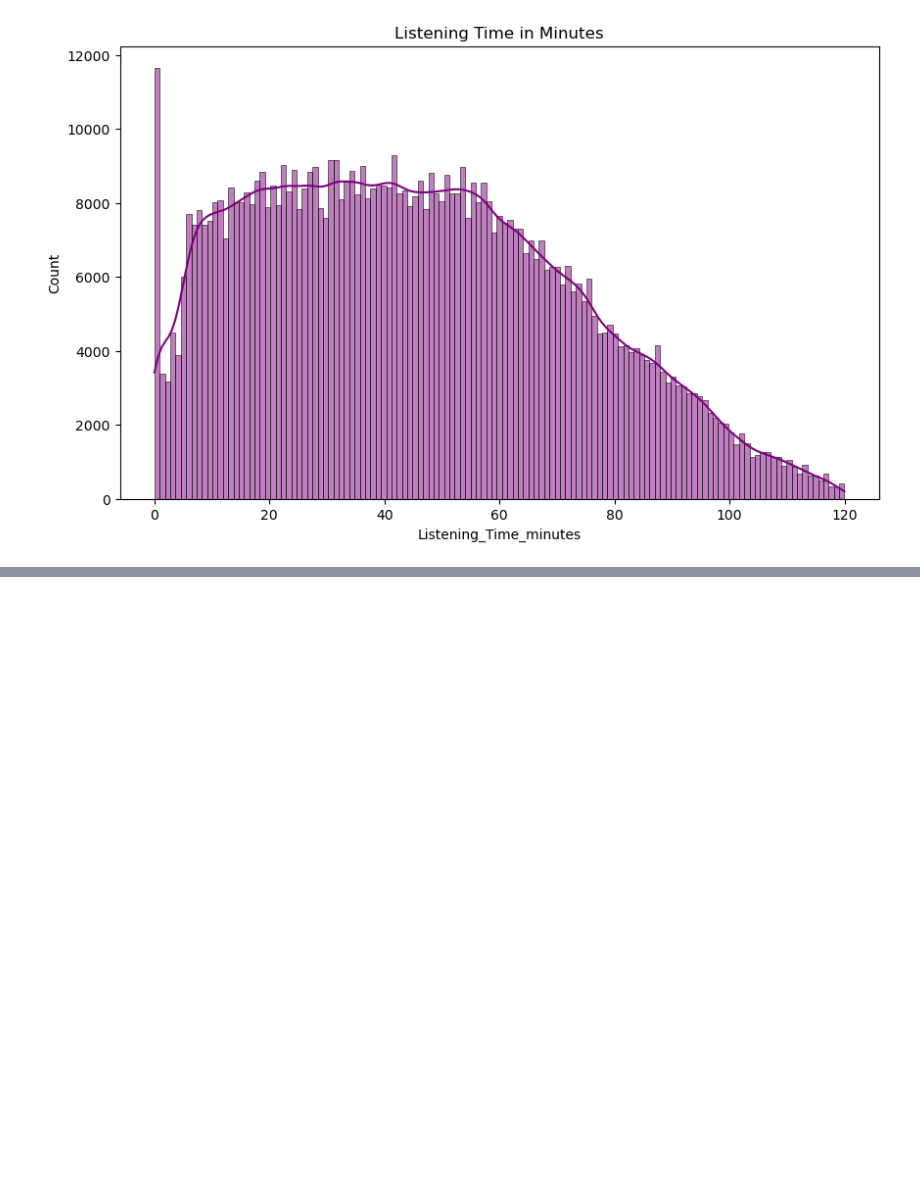
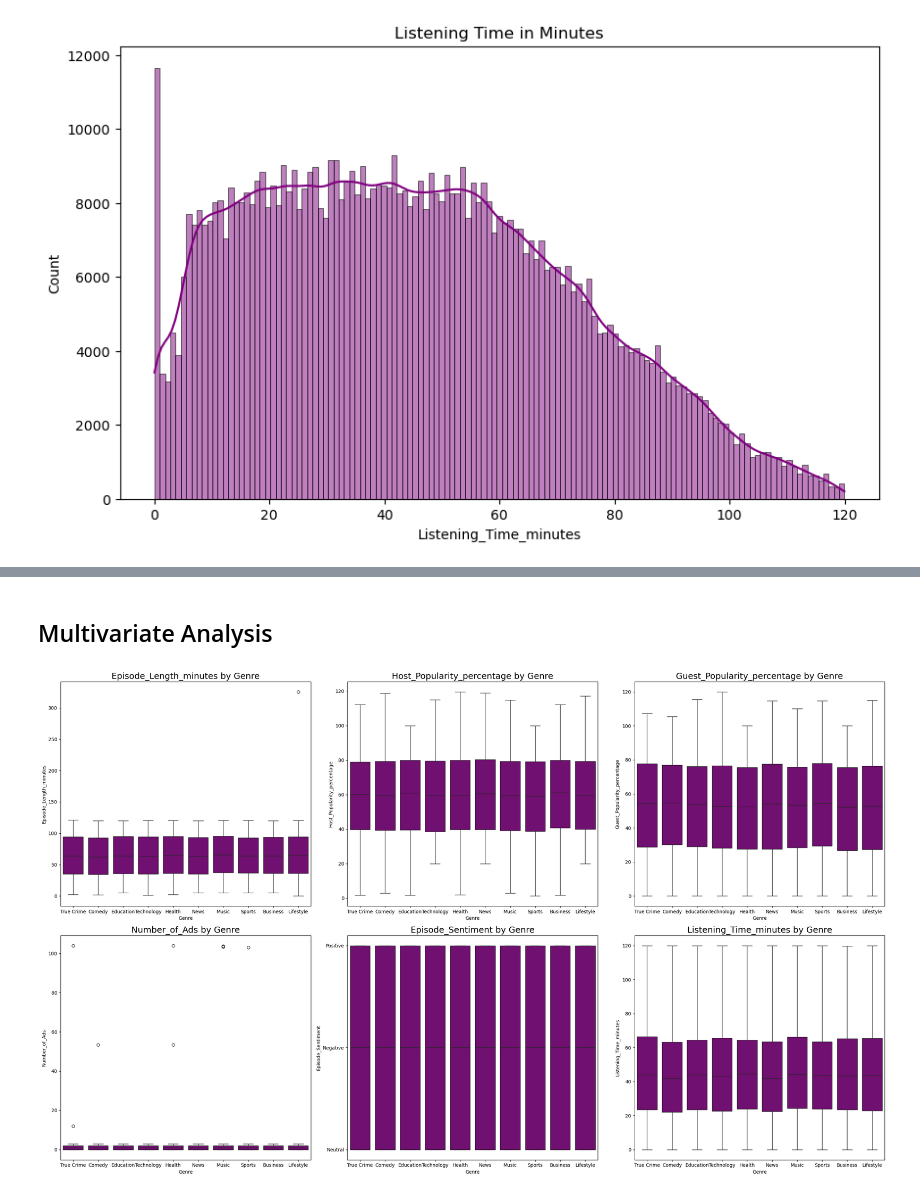
Before and after one commit to MaimunaBawa/Predict-Podcast-Listening-Time, a Jupyter notebook: Code/EDA-1.ipynb, the cells around one changed output, grey strips where cells are left out. Cells and saved outputs as stored; diff of their text form; code cells hidden in the pictures; blank space fills up the shorter version.

```diff
--- a/Code/EDA-1.ipynb
+++ b/Code/EDA-1.ipynb
@@ -118,3 +118,16 @@ dtype: int64
 df.duplicated().sum()
 # %% [output]
 0
+# %%
+# Copy original DataFrame
+df_imputed = df.copy()
+
+# Select only numeric columns
+numeric_cols = df.select_dtypes(include='number').columns
+
+# Fill NaNs in numeric columns using group mean for each Podcast_Name
+for col in numeric_cols:
+    df_imputed[col] = df.groupby("Podcast_Name")[col].transform(lambda x: x.fillna(x.mean()))
+
+ #Step 2: Global mean imputation for any leftovers
+df_imputed[numeric_cols] = df_imputed[numeric_cols].fillna(df[numeric_cols].mean())
@@ -202,0 +307,26 @@ plt.show()
+# %% [markdown]
+## Multivariate Analysis
+# %%
+#Explore various feature vs “Genre” using lineplot
+numeric_features = [
+    "Episode_Length_minutes", "Host_Popularity_percentage",
+    "Guest_Popularity_percentage", "Number_of_Ads",
+    "Episode_Sentiment", "Listening_Time_minutes"
+]
+
+fig, axes = plt.subplots(2, 3, figsize=(25, 15))  # 6 plots for 6 features
+
+for idx, feature in enumerate(numeric_features):
+    row = idx // 3
+    col = idx % 3
+    ax = axes[row, col]
+
+    sns.boxplot(data=df, x="Genre", y=feature, ax=ax,color="purple")
+    ax.set_title(f"{feature} by Genre", fontsize=18)
+    ax.set_xlabel("Genre")
+    ax.set_ylabel(feature)
+
+plt.tight_layout()
+plt.show()
+# %% [output]
+[figure, added]
```
Also changed, not shown: parts of 13 cells of this notebook, 2 other files.
